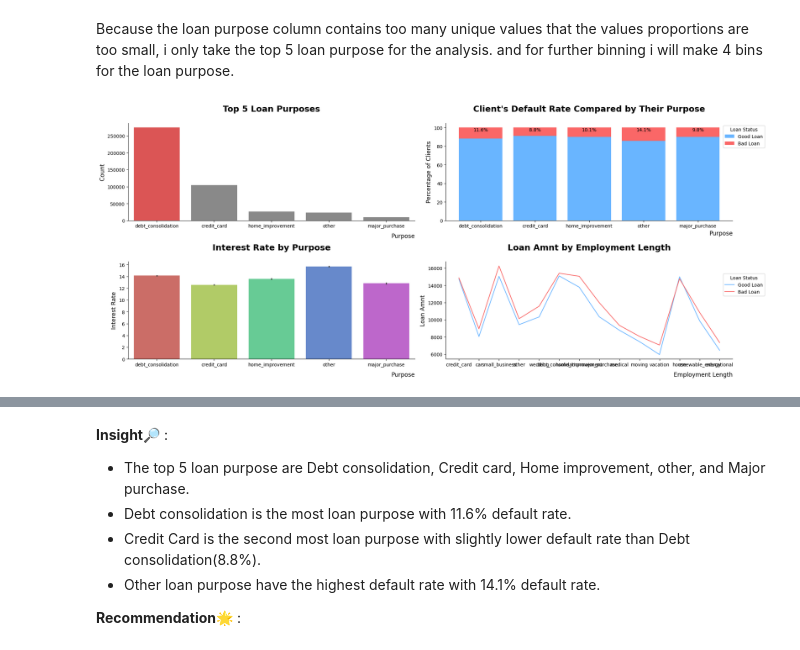
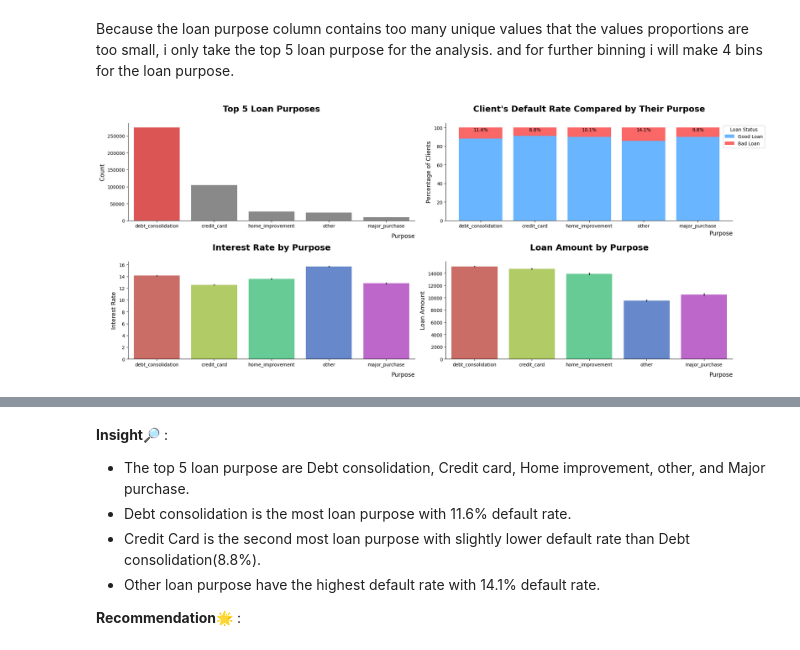
Before and after one commit to azaryasph/IDX-Partners-Project-Based-Internship-Prediction-Model, a Jupyter notebook: notebooks/Prediction Model.ipynb, the cells around one changed output, grey strips where cells are left out. Saved outputs shown, nothing was run; the diff lists cells and outputs as text; code cells hidden in the pictures.

```diff
--- a/notebooks/Prediction Model.ipynb
+++ b/notebooks/Prediction Model.ipynb
@@ -247,7 +247,10 @@ def map_loan_status(status):
 
 # Apply the map_loan_status function to each status in the 'loan_status' column
 dfloan['loan_status'] = dfloan['loan_status'].apply(map_loan_status)
+
+
+# Convert the 'issue_d' column to datetime format
+timedata = pd.to_datetime(dfloan['issue_d'], format='%b-%y')
+
+# Extract the year from the 'issue_d' column and store it in a new column 'years'
+dfloan['years'] = timedata.dt.year
-# %%
-timeser = pd.to_datetime(dfloan['issue_d'], format='%b-%y')
-dfloan['years'] = timeser.dt.year
-dfloan.sample(5)
@@ -316,22 +303,21 @@ plt.show()
 # %% [markdown]
 #### Function to plot stacked bar chart
 # %%
-def create_stacked_barchart(data, value_col, status_col, order, target_colors, bbox_to_anchor):
+def create_stacked_barchart(data, value_col, status_col, order=None, target_colors=None, bbox_to_anchor=None):
     """
-    This function creates a stacked bar chart of loan statuses.
+    Creates a stacked bar chart showing the proportion of good and bad loans for each category in a specified column.
 
     Parameters:
-    data (DataFrame): The DataFrame to create the stacked bar chart from.
-    value_col (str): The name of the column in `data` that contains the groups (e.g., loan grades).
-    status_col (str): The name of the column in `data` that contains the loan statuses.
-    order (list): The order in which to reindex the `lstatus_props` DataFrame.
-    target_colors (list): The colors to use for the 'Good Loan' and 'Bad Loan' bars.
-    bbox_to_anchor (tuple): The location to place the legend in bbox_transform coordinates.
+    data (DataFrame): The data to plot.
+    value_col (str): The name of the column in 'data' that contains the categories for the x-axis.
+    status_col (str): The name of the column in 'data' that contains the loan status.
+    order (list, optional): The order in which to display the categories on the x-axis. If None, the categories are displayed in the order they appear in 'data'.
+    target_colors (list, optional): A list of two colors to use for the 'Good Loan' and 'Bad Loan' bars. If None, the default colors are used.
+    bbox_to_anchor (tuple, optional): The anchor point for the legend. If None, the legend is placed in the upper right corner.
 
     Returns:
     None
     """
-
     # Calculate the proportion of each loan status within each group
     lstatus_props = data.groupby(value_col)[status_col].value_counts().unstack()
 
@@ -634,31 +848,33 @@ Because the loan purpose column contains too many unique values that the values
 # %%
 top_purpose = dfloan.purpose.value_counts().head(5)
 palette_purpose = ['#F13F3F'] + ['#898989'] * 4
 plt.figure(figsize=(20, 12))
 plt.subplot(3, 2, 1)
 sns.barplot(x=top_purpose.index, y=top_purpose.values, palette=palette_purpose)
 plt.title('Top 5 Loan Purposes', fontsize=18, fontweight='bold', y=1.09)
 plt.xlabel('Purpose', fontsize=12.5, loc='right', labelpad=10)
 plt.ylabel('Count', fontsize=12.5)
 
 
 plt.subplot(3, 2, 2)
 create_stacked_barchart(dfloan, 'purpose', 'loan_status', top_purpose.index, target_colors, bbox_to_anchor=(1.12, 1))
 
 plt.subplot(3, 2 ,3)
 topr = dfloan[dfloan.purpose.isin(top_purpose.index)]
 ordertop = topr.purpose.value_counts().index
 sns.barplot(x='purpose', y='int_rate', data=topr, order=ordertop, palette='hls')
 plt.title('Interest Rate by Purpose', fontsize=18, fontweight='bold', y=1.09)
 plt.xlabel('Purpose', fontsize=12.5, loc='right', labelpad=10)
 plt.ylabel('Interest Rate', fontsize=12.5)
 
 plt.subplot(3, 2, 4)
-create_lineplot('purpose', 'loan_amnt', dfloan, 'loan_status', target_colors, (1.12, 0.9))
-
+sns.barplot(x='purpose', y='loan_amnt', data=topr, order=ordertop, palette='hls')
+plt.title('Loan Amount by Purpose', fontsize=18, fontweight='bold', y=1.09)
+plt.xlabel('Purpose', fontsize=12.5, loc='right', labelpad=10)
+plt.ylabel('Loan Amount', fontsize=12.5)
 
 sns.despine()
 plt.tight_layout()
 plt.show()
 # %% [output]
-[figure, old version]
+[figure, new version]
```
Also changed, not shown: parts of 18 cells of this notebook.
